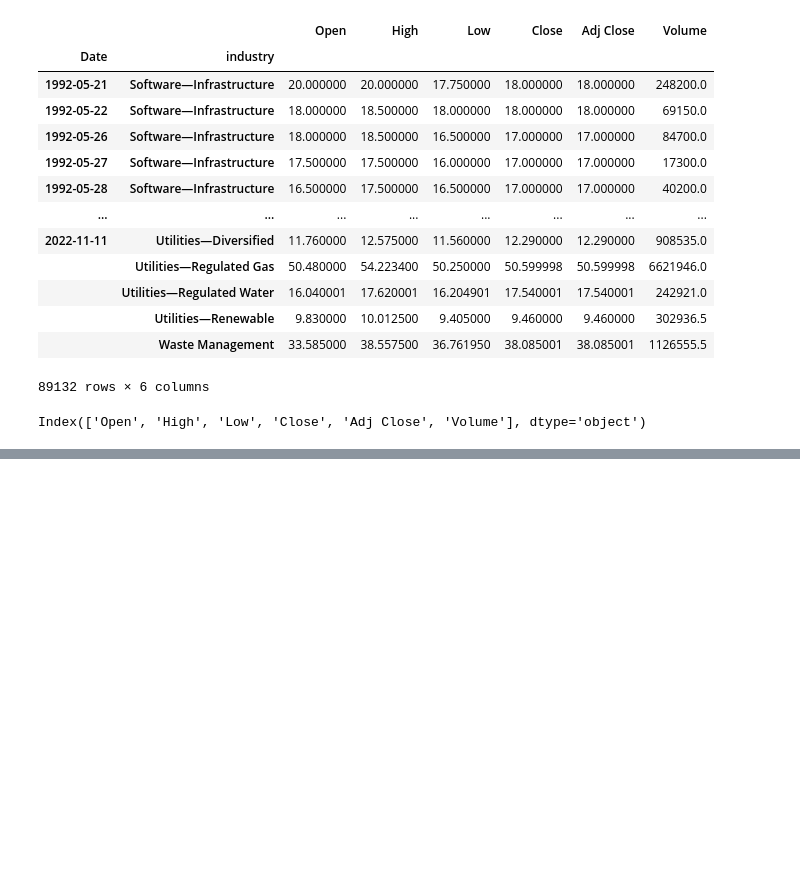
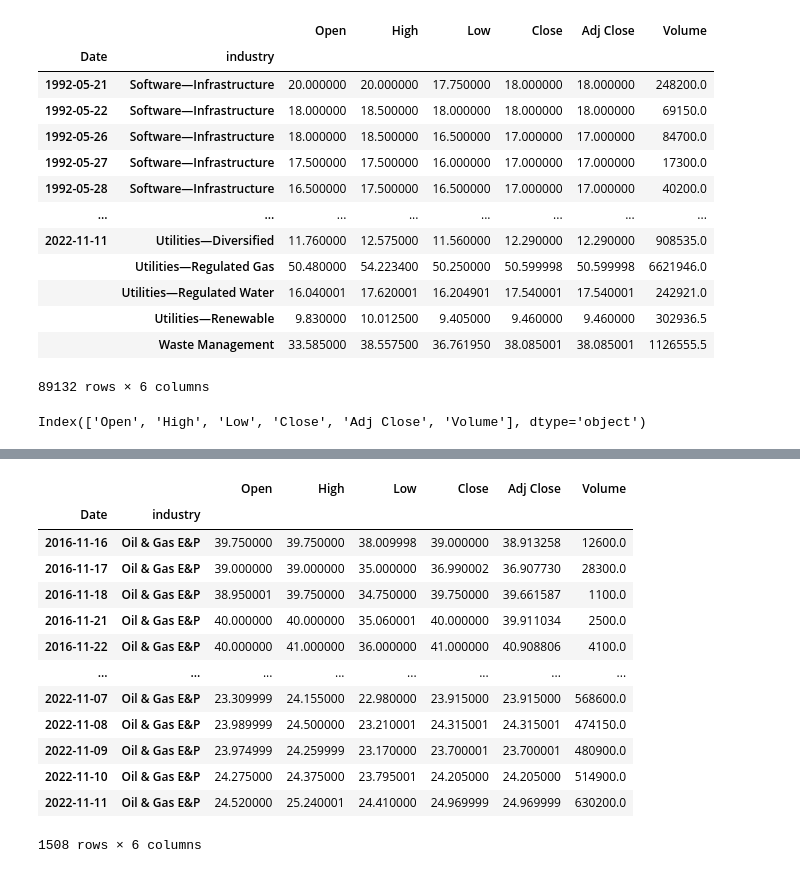
Before and after one commit to scottwesley31/Final_Project, a Jupyter notebook: Machine_Learning/LSTM - Industry.ipynb, the cells around one changed output, grey strips where cells are left out. Cells and saved outputs as stored; diff of their text form; code cells hidden in the pictures; blank space fills up the shorter version.

```diff
--- a/Machine_Learning/LSTM - Industry.ipynb
+++ b/Machine_Learning/LSTM - Industry.ipynb
@@ -155,0 +180,19 @@ Index(['Open', 'High', 'Low', 'Close', 'Adj Close', 'Volume'], dtype='object')
+# %%
+# Isolate just 1 Industry to attempt LSTM process
+df = industry_data.filter(like = 'Oil & Gas E&P', axis=0)
+df
+# %% [output]
+|  |  | Open | High | Low | Close | Adj Close | Volume |
+| Date | industry |  |  |  |  |  |  |
+| 2016-11-16 | Oil & Gas E&P | 39.750000 | 39.750000 | 38.009998 | 39.000000 | 38.913258 | 12600.0 |
+| 2016-11-17 | Oil & Gas E&P | 39.000000 | 39.000000 | 35.000000 | 36.990002 | 36.907730 | 28300.0 |
+| 2016-11-18 | Oil & Gas E&P | 38.950001 | 39.750000 | 34.750000 | 39.750000 | 39.661587 | 1100.0 |
+| 2016-11-21 | Oil & Gas E&P | 40.000000 | 40.000000 | 35.060001 | 40.000000 | 39.911034 | 2500.0 |
+| 2016-11-22 | Oil & Gas E&P | 40.000000 | 41.000000 | 36.000000 | 41.000000 | 40.908806 | 4100.0 |
+| ... | ... | ... | ... | ... | ... | ... | ... |
+| 2022-11-07 | Oil & Gas E&P | 23.309999 | 24.155000 | 22.980000 | 23.915000 | 23.915000 | 568600.0 |
+| 2022-11-08 | Oil & Gas E&P | 23.989999 | 24.500000 | 23.210001 | 24.315001 | 24.315001 | 474150.0 |
+| 2022-11-09 | Oil & Gas E&P | 23.974999 | 24.259999 | 23.170000 | 23.700001 | 23.700001 | 480900.0 |
+| 2022-11-10 | Oil & Gas E&P | 24.275000 | 24.375000 | 23.795001 | 24.205000 | 24.205000 | 514900.0 |
+| 2022-11-11 | Oil & Gas E&P | 24.520000 | 25.240001 | 24.410000 | 24.969999 | 24.969999 | 630200.0 |
+1508 rows × 6 columns
```
Also changed, not shown: parts of 14 cells of this notebook.
